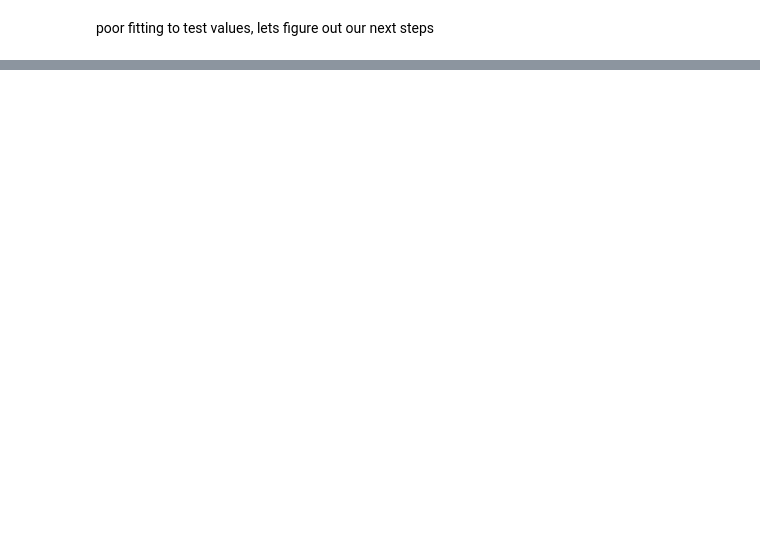
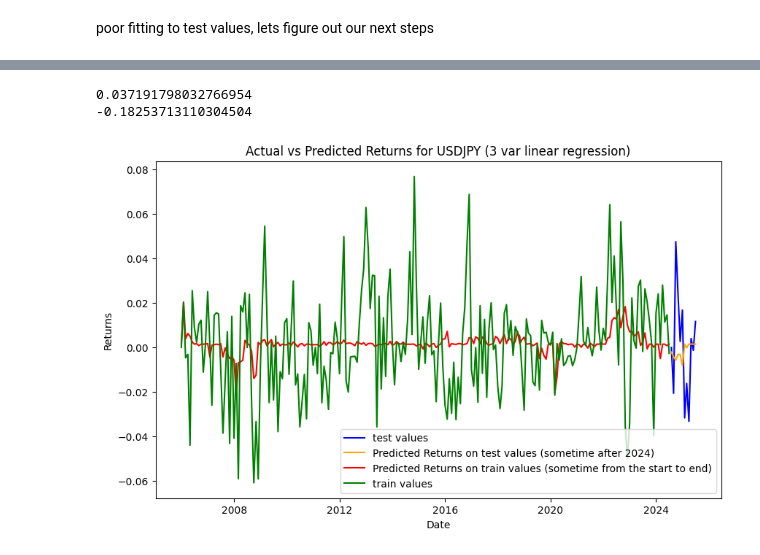
Before and after one commit to Adnan-Anwar-Data-enthusiast/Currency-speculation, a Jupyter notebook: 3. Modelling.ipynb, the cells around one changed output, grey strips where cells are left out. Saved outputs shown, nothing was run; the diff lists cells and outputs as text; code cells hidden in the pictures; blank space fills up the shorter version.

```diff
--- a/3. Modelling.ipynb
+++ b/3. Modelling.ipynb
@@ -96,6 +88,6 @@ swaps_df last date: 2025-07-01
 # %%
 #lets create a function to divide the dataframe into train and test sets, based on the date
-def train_test_split_by_date(df, date_column, test_size=0.2):
+def train_test_split_by_date(df, date_column, test_size=0.05):
     """
     Splits the dataframe into train and test sets based on the date.
 
@@ -232,0 +148,20 @@ Test R²: -0.0646
+# %%
+#train_test_split by timeseries, with pct differencing methods for swaps
+#now lets try to convert the exchange rate data by returns, itll allow for stationary data
+Y_train_USDJPY_pct = train_set_swaps['USDJPY_20Y'].pct_change()
+Y_train_USDJPY_pct = Y_train_USDJPY_pct.fillna(0)  # Fill NaN values with 0
+
+Y_test_USDJPY_pct = test_set_swaps['USDJPY_20Y'].pct_change()
+Y_test_USDJPY_pct = Y_test_USDJPY_pct.fillna(0)
+
+print(Y_train_USDJPY_pct.head())
+
+#fitting the data
+
+model_USDJPY = LinearRegression()
+model_USDJPY.fit(X_inflation_interest_current_train, Y_train_USDJPY_pct)
+
+Y_pred_USDJPY = model_USDJPY.predict(X_inflation_interest_current_train)
+# Now we can evaluate the model
+print(model_USDJPY.score(X_inflation_interest_current_train, Y_train_USDJPY_pct))
+print(model_USDJPY.score(X_inflation_interest_current_test, Y_test_USDJPY_pct))
@@ -232,0 +197,54 @@ Test R²: -0.0646
+# %%
+# train_test_split by timeseries, with pct differencing methods for swaps, and then apply differencing to the independent variables
+#copy the indepdent variables to a new df
+Current_account_diff_imp3 = Current_account_diff.copy()
+Inflation_diff_imp3 = Inflation_diff.copy()
+Interest_diff_imp3 = Interest_diff.copy()
+
+# Now we can apply differencing to the independent variables
+Current_account_diff_imp3['USDJPY'] = Current_account_diff_imp3['USDJPY'].diff().fillna(0)
+Inflation_diff_imp3['USDJPY'] = Inflation_diff_imp3['USDJPY'].diff().fillna(0)
+Interest_diff_imp3['USDJPY'] = Interest_diff_imp3['USDJPY'].diff().fillna(0)
+
+#split into trainign and test_set_current
+train_set_current_diff_imp3, test_set_current_diff_imp3 = train_test_split_by_date(Current_account_diff_imp3, 'Date')
+train_set_inflation_diff_imp3, test_set_inflation_diff_imp3 = train_test_split_by_date(Inflation_diff_imp3, 'Date')
+train_set_interest_diff_imp3, test_set_interest_diff_imp3 = train_test_split_by_date(Interest_diff_imp3, 'Date')
+
+# Now we can create the independent variables for the model
+X1_inflation_diff_imp3_train = train_set_inflation_diff_imp3['USDJPY'].values.reshape(-1, 1)  # Reshape to 2D array
+X2_interest_diff_imp3_train = train_set_interest_diff_imp3['USDJPY'].values.reshape(-1, 1)  # Reshape to 2D array
+X3_current_account_diff_imp3_train = train_set_current_diff_imp3['USDJPY'].values.reshape(-1, 1)  # Reshape to 2D array
+X_inflation_interest_current_diff_imp3_train = np.hstack((X1_inflation_diff_imp3_train, X2_interest_diff_imp3_train, X3_current_account_diff_imp3_train))
+#test values
+X1_inflation_diff_imp3_test = test_set_inflation_diff_imp3['USDJPY'].values.reshape(-1, 1)  # Reshape to 2D array
+X2_interest_diff_imp3_test = test_set_interest_diff_imp3['USDJPY'].values.reshape(-1, 1)  # Reshape to 2D array
+X3_current_account_diff_imp3_test = test_set_current_diff_imp3['USDJPY'].values.reshape(-1, 1)  # Reshape to 2D array
+# Combine the independent variables into a single 2D array
+X_inflation_interest_current_diff_imp3_test = np.hstack((X1_inflation_diff_imp3_test, X2_interest_diff_imp3_test, X3_current_account_diff_imp3_test))
+#fitting the data
+model_USDJPY_diff_imp3 = LinearRegression()
+model_USDJPY_diff_imp3.fit(X_inflation_interest_current_diff_imp3_train, Y_train_USDJPY_pct)
+Y_pred_USDJPY_diff_imp3_test= model_USDJPY_diff_imp3.predict(X_inflation_interest_current_diff_imp3_test) #wrong code, need to find the predicted returns for my  test set
+Y_pred_USDJPY_diff_imp3_train = model_USDJPY_diff_imp3.predict(X_inflation_interest_current_diff_imp3_train)
+# Now we can evaluate the model
+print(model_USDJPY_diff_imp3.score(X_inflation_interest_current_diff_imp3_train, Y_train_USDJPY_pct))
+print(model_USDJPY_diff_imp3.score(X_inflation_interest_current_diff_imp3_test, Y_test_USDJPY_pct))
+# %% [output]
+0.037191798032766954
+-0.18253713110304504
+# %%
+#lets plot the results for implementation three
+plt.figure(figsize=(10, 6))
+plt.plot(test_set_swaps['month-year'], Y_test_USDJPY_pct, label='test values', color='blue')
+plt.plot(test_set_swaps['month-year'], Y_pred_USDJPY_diff_imp3_test, label='Predicted Returns on test values (sometime after 2024)', color='orange')
+plt.plot(train_set_swaps['month-year'], Y_pred_USDJPY_diff_imp3_train, label = 'Predicted Returns on train values (sometime from the start to end)', color = 'red')
+plt.plot(train_set_swaps['month-year'],Y_train_USDJPY_pct, label='train values', color='green')
+#plt.plot(train_set_swaps['month-year'], Y_pred_USDJPY_diff_imp3, label='Predicted Returns', color='orange')
+plt.title('Actual vs Predicted Returns for USDJPY (3 var linear regression)')
+plt.xlabel('Date')
+plt.ylabel('Returns')
+plt.legend()
+plt.show()
+# %% [output]
+[figure, added]
```
Also changed, not shown: parts of 17 cells of this notebook, 2 other files.
